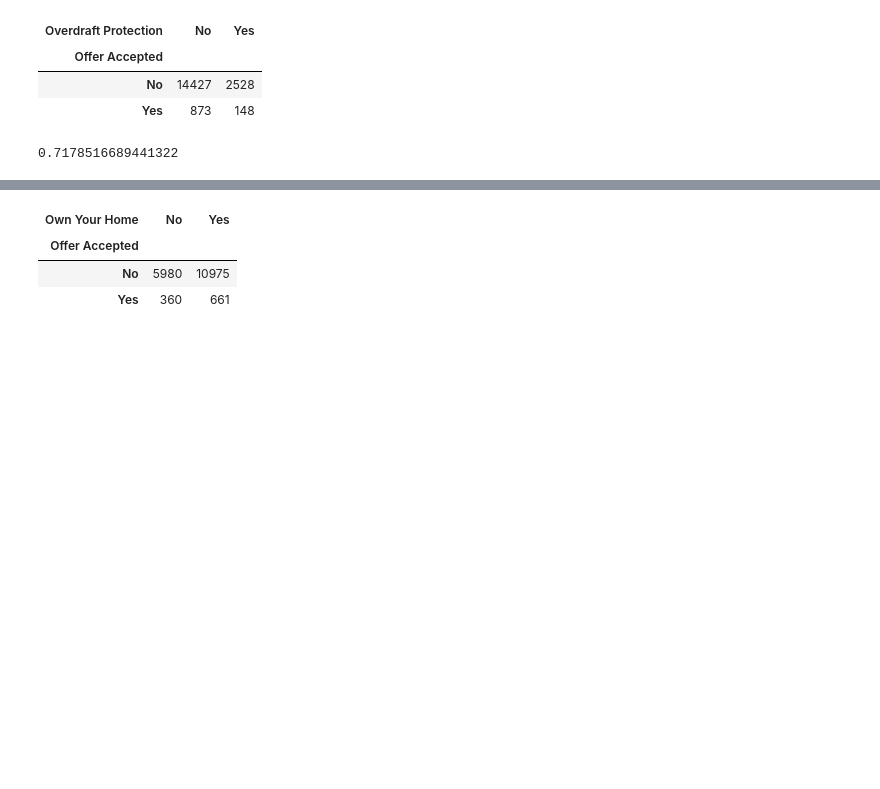
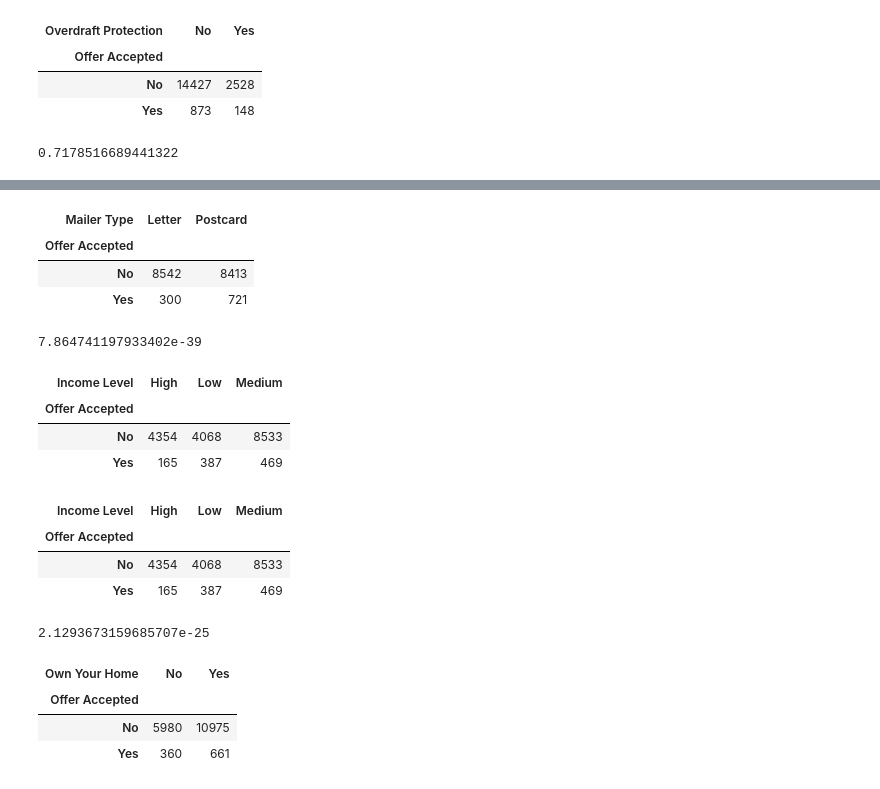
Before and after one commit to lado007/bank-credict-card-project, a Jupyter notebook: codes/credit_card_project.ipynb, the cells around one changed output, grey strips where cells are left out. Saved outputs shown, nothing was run; the diff lists cells and outputs as text; code cells hidden in the pictures; blank space fills up the shorter version.

```diff
--- a/codes/credit_card_project.ipynb
+++ b/codes/credit_card_project.ipynb
@@ -305,0 +338,7 @@ P_value[1]
+# %%
+data_crosstab
+# %% [output]
+| Mailer Type | Letter | Postcard |
+| Offer Accepted |  |  |
+| No | 8542 | 8413 |
+| Yes | 300 | 721 |
@@ -305,0 +347,20 @@ P_value[1]
+# %%
+P_value[1]
+# %% [output]
+7.864741197933402e-39
+# %%
+data_crosstab=pd.crosstab(X_cat['Offer Accepted'], X_cat['Income Level'], margins = False)
+# %%
+data_crosstab
+# %% [output]
+| Income Level | High | Low | Medium |
+| Offer Accepted |  |  |  |
+| No | 4354 | 4068 | 8533 |
+| Yes | 165 | 387 | 469 |
+# %%
+data_crosstab
+# %% [output]
+| Income Level | High | Low | Medium |
+| Offer Accepted |  |  |  |
+| No | 4354 | 4068 | 8533 |
+| Yes | 165 | 387 | 469 |
@@ -306,3 +369,7 @@ P_value[1]
+# %%
+P_value[1]
+# %% [output]
+2.1293673159685707e-25
 # %%
 data_crosstab=pd.crosstab(X_cat['Offer Accepted'], X_cat['Own Your Home'], margins = False)
 # %%
```
Also changed, not shown: parts of 14 cells of this notebook.
